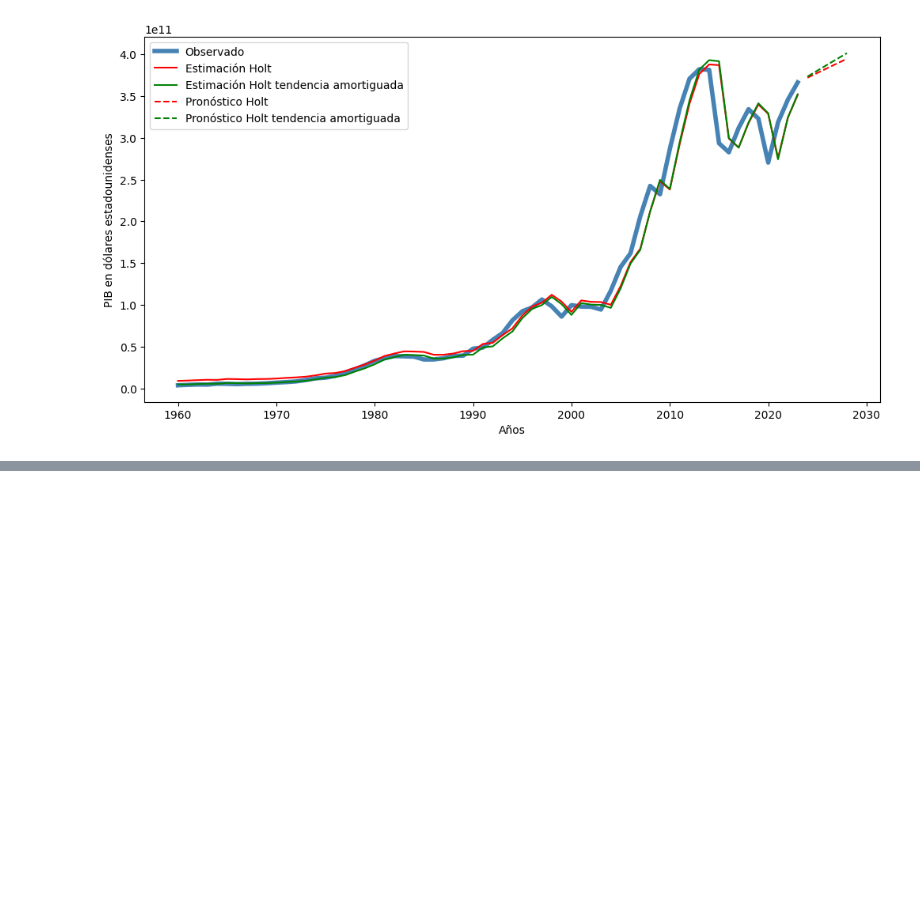
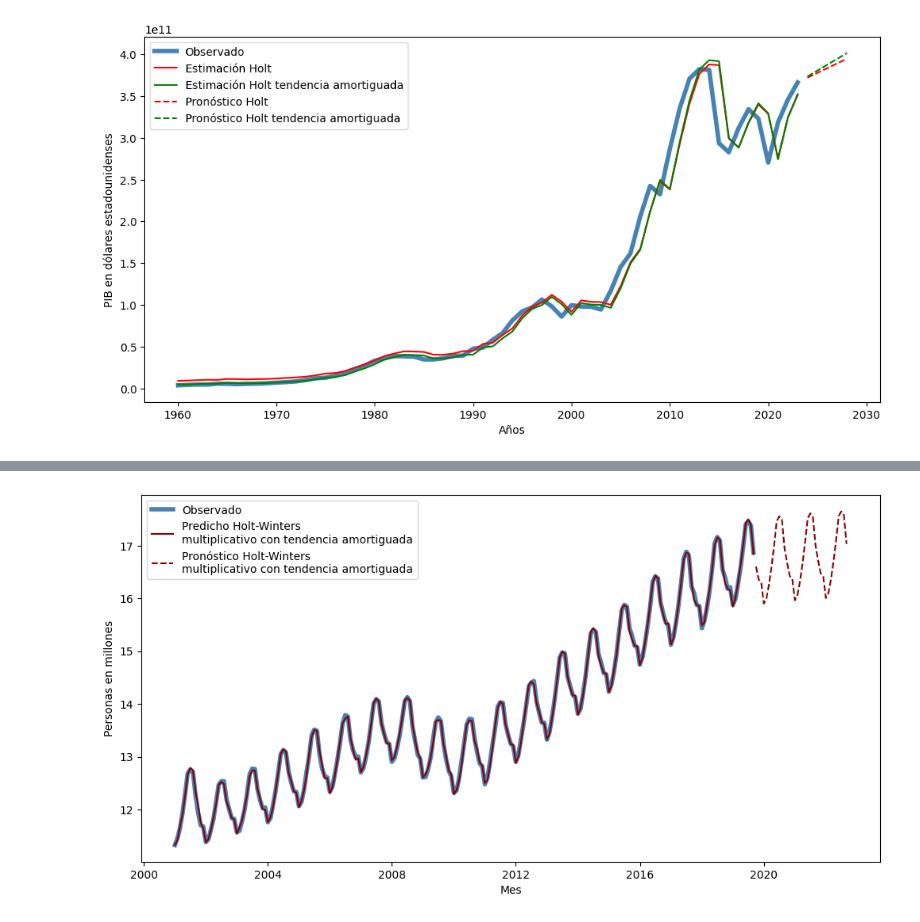
Before and after one commit to fersalme/regresion-lineal-series-tiempo, a Jupyter notebook: 05-suavizacion-pronostico/01-ejercicios-ETS-Python.ipynb, the cells around one changed output, grey strips where cells are left out. Drawn from its saved outputs; the diff is of its cells as text; code cells hidden in the pictures; blank space fills up the shorter version.

```diff
--- a/05-suavizacion-pronostico/01-ejercicios-ETS-Python.ipynb
+++ b/05-suavizacion-pronostico/01-ejercicios-ETS-Python.ipynb
@@ -285,0 +307,19 @@ $$
+# %%
+# modelos
+modelo_holt_winter_aditivo = ExponentialSmoothing(serie_us_employment,
+                                trend="add", seasonal="add",
+                                initialization_method="estimated").fit()
+modelo_holt_winter_aditivo_damped = ExponentialSmoothing(serie_us_employment,
+                                trend="add", seasonal="add", damped_trend=True,
+                                initialization_method="estimated").fit()
+
+modelo_holt_winter_mult = ExponentialSmoothing(serie_us_employment,
+                                trend="add", seasonal="mul",
+                                initialization_method="estimated").fit()
+modelo_holt_winter_mult_damped = ExponentialSmoothing(serie_us_employment,
+                                trend="add", seasonal="mul", damped_trend=True,
+                                initialization_method="estimated").fit()
+
+# guardar modelos
+modelos_holt_winter = {"Holt-Winters" : modelo_holt_winter_aditivo, "Holt-Winters tendencia amortiguada" : modelo_holt_winter_aditivo_damped,
+                       "Holt-Winters multiplicativo" : modelo_holt_winter_mult, "Holt-Winters multiplicativo tendencia amortiguada" : modelo_holt_winter_mult_damped}
@@ -285,0 +381,21 @@ $$
+# %%
+# Pronostico de los proximos 3 años = 12 meses * 3 años  = 36
+t_pronostico = 36
+ultimo_dato  = serie_us_employment.index[-1]
+anio_pronostico = pd.date_range(start=ultimo_dato + pd.offsets.MonthBegin(1), periods=t_pronostico, freq='MS')
+
+# Obtener valores promedios e intervalos del pronostico
+pronostico_holt_winter = modelo_holt_winter_mult_damped.forecast(steps=t_pronostico)
+pronostico_holt_winter.index = anio_pronostico
+
+# Graficar resultados pronostico
+fig, ax = plt.subplots(figsize=(12, 6))
+ax.plot(serie_us_employment.index, serie_us_employment, label="Observado", color='steelblue', linewidth=4)
+ax.plot(serie_us_employment.index, modelo_holt_winter_mult_damped.fittedvalues, label="Predicho Holt-Winters\nmultiplicativo con tendencia amortiguada", color='darkred')
+ax.plot(pronostico_holt_winter.index, pronostico_holt_winter, label="Pronóstico Holt-Winters\nmultiplicativo con tendencia amortiguada", color='darkred', linestyle='--')
+plt.xlabel('Mes')
+plt.ylabel('Personas en millones')
+ax.legend()
+plt.show()
+# %% [output]
+[figure, added]
```
Also changed, not shown: parts of 29 cells of this notebook.
